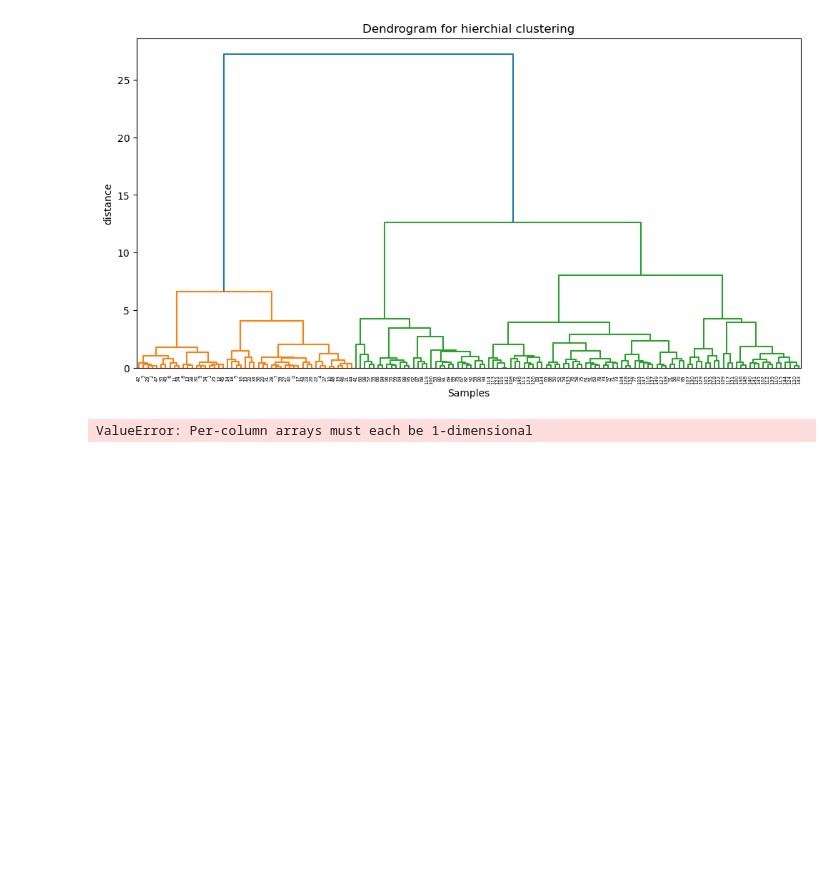
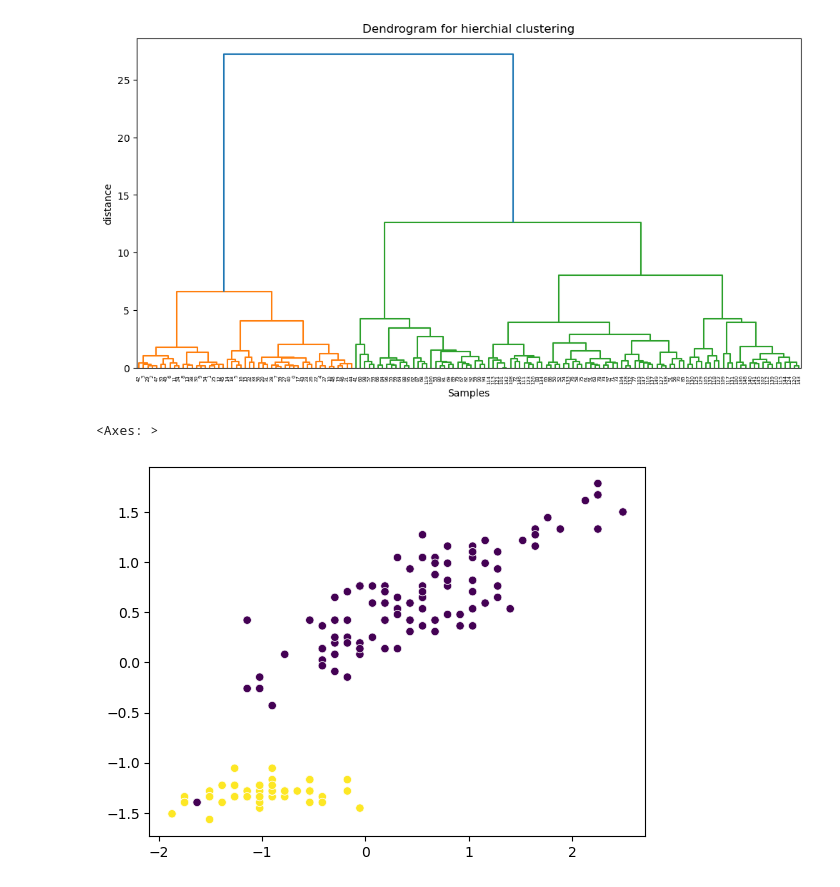
Before and after one commit to Sauravkumarv/Algorith_Jupyter_AIML, a Jupyter notebook: UNSPERVISED_LEARNING/Clustering/hierchial_clustering.ipynb, the cells around one changed output. Drawn from its saved outputs; the diff is of its cells as text; code cells hidden in the pictures; blank space fills up the shorter version.

```diff
--- a/UNSPERVISED_LEARNING/Clustering/hierchial_clustering.ipynb
+++ b/UNSPERVISED_LEARNING/Clustering/hierchial_clustering.ipynb
@@ -36,6 +36,7 @@ from sklearn.cluster import AgglomerativeClustering
 agg=AgglomerativeClustering(n_clusters=2)
 labels=agg.fit_predict(X_scaled)
 # %%
-sns.scatterplot(x=X_scaled[:,0],y=X_scaled[:2],c=labels)
+sns.scatterplot(x=X_scaled[:,0],y=X_scaled[:,2],c=labels)
 # %% [output]
-ValueError: Per-column arrays must each be 1-dimensional
+<Axes: >
+[figure, added]
```
Also changed, not shown: 4 other files.
